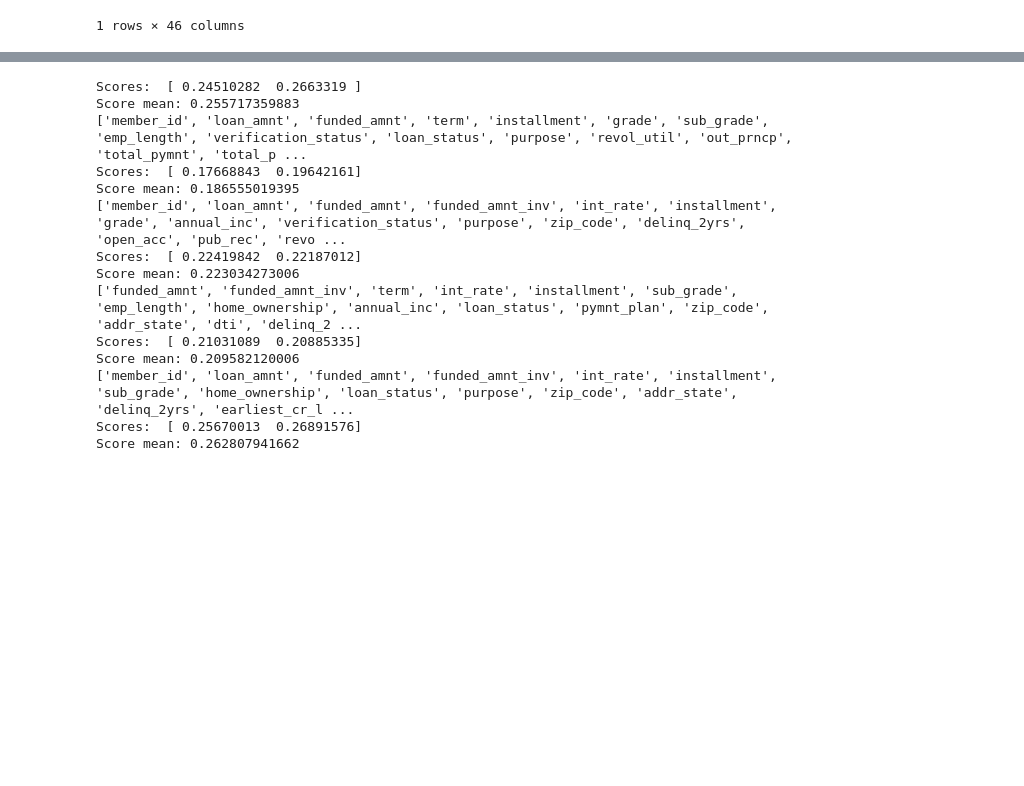
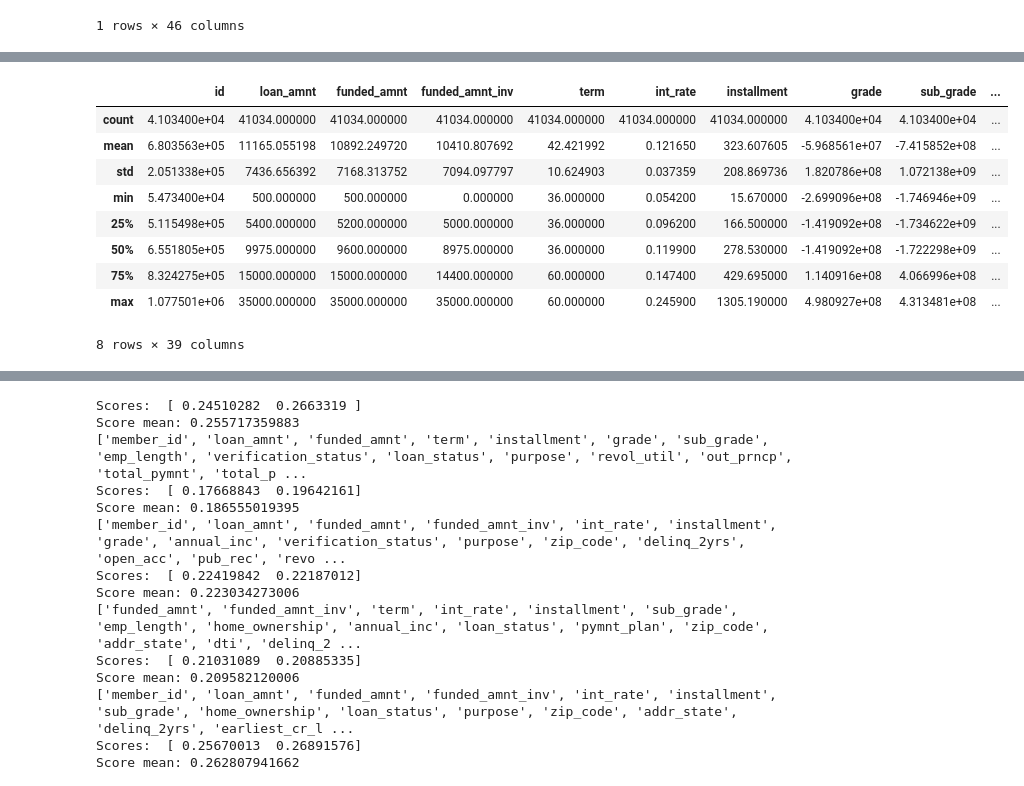
Before and after one commit to Nosdrowia/MLProject, a Jupyter notebook: LendingClub.ipynb, the cells around one changed output, grey strips where cells are left out. Cells and saved outputs as stored; diff of their text form; code cells hidden in the pictures; blank space fills up the shorter version.

```diff
--- a/LendingClub.ipynb
+++ b/LendingClub.ipynb
@@ -59,0 +80,13 @@ data.head(1)
+# %%
+data.describe()
+# %% [output]
+|  | id | loan_amnt | funded_amnt | funded_amnt_inv | term | int_rate | installment | grade | sub_grade | ... |
+| count | 4.103400e+04 | 41034.000000 | 41034.000000 | 41034.000000 | 41034.000000 | 41034.000000 | 41034.000000 | 4.103400e+04 | 4.103400e+04 | ... |
+| mean | 6.803563e+05 | 11165.055198 | 10892.249720 | 10410.807692 | 42.421992 | 0.121650 | 323.607605 | -5.968561e+07 | -7.415852e+08 | ... |
+| std | 2.051338e+05 | 7436.656392 | 7168.313752 | 7094.097797 | 10.624903 | 0.037359 | 208.869736 | 1.820786e+08 | 1.072138e+09 | ... |
+| min | 5.473400e+04 | 500.000000 | 500.000000 | 0.000000 | 36.000000 | 0.054200 | 15.670000 | -2.699096e+08 | -1.746946e+09 | ... |
+| 25% | 5.115498e+05 | 5400.000000 | 5200.000000 | 5000.000000 | 36.000000 | 0.096200 | 166.500000 | -1.419092e+08 | -1.734622e+09 | ... |
+| 50% | 6.551805e+05 | 9975.000000 | 9600.000000 | 8975.000000 | 36.000000 | 0.119900 | 278.530000 | -1.419092e+08 | -1.722298e+09 | ... |
+| 75% | 8.324275e+05 | 15000.000000 | 15000.000000 | 14400.000000 | 60.000000 | 0.147400 | 429.695000 | 1.140916e+08 | 4.066996e+08 | ... |
+| max | 1.077501e+06 | 35000.000000 | 35000.000000 | 35000.000000 | 60.000000 | 0.245900 | 1305.190000 | 4.980927e+08 | 4.313481e+08 | ... |
+8 rows × 39 columns
```
Also changed, not shown: parts of 4 cells of this notebook.
